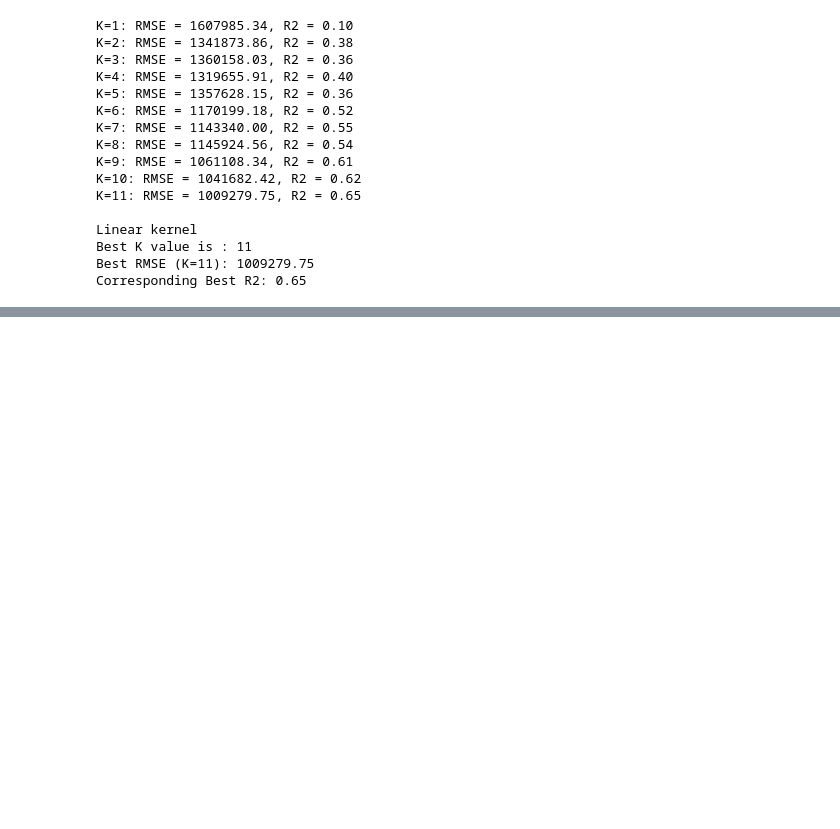
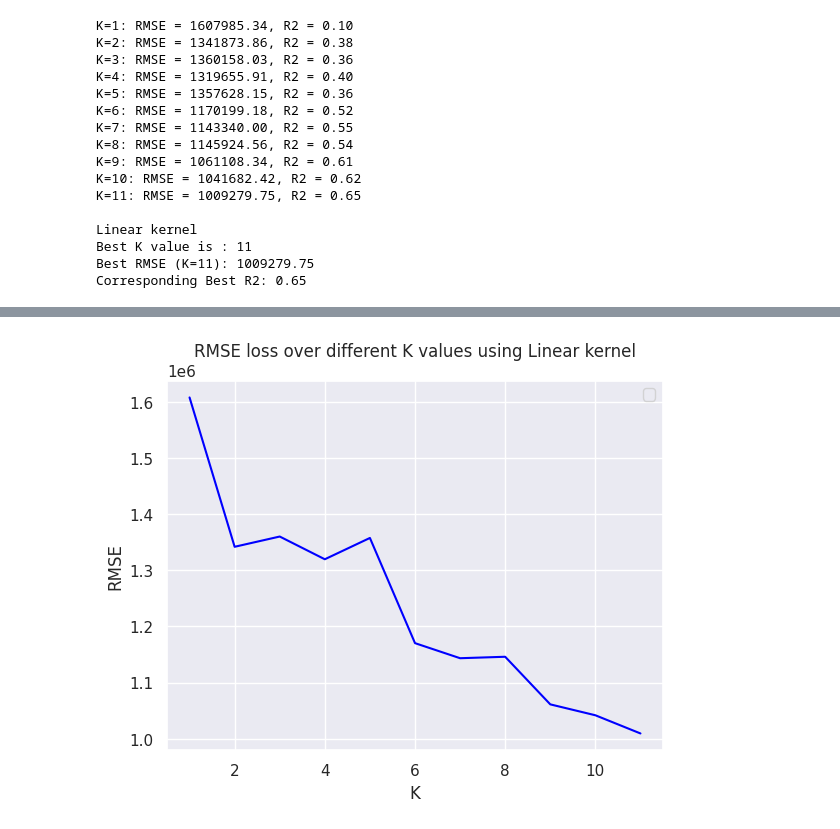
Before and after one commit to poojitharajapuram/ML-HW4, a Jupyter notebook: HW4_INTRO_TO_ML.ipynb, the cells around one changed output, grey strips where cells are left out. Cells and saved outputs as stored; diff of their text form; code cells hidden in the pictures; blank space fills up the shorter version.

```diff
--- a/HW4_INTRO_TO_ML.ipynb
+++ b/HW4_INTRO_TO_ML.ipynb
@@ -405,0 +617,8 @@ Corresponding Best R2: 0.39
+# %%
+plt.plot(range(1,n), rmse_list, color='blue')
+plt.xlabel('K')
+plt.ylabel('RMSE')
+plt.title('RMSE loss over different K values using Linear kernel')
+plt.legend()
+plt.show()
+# %% [output]
@@ -405,0 +626 @@ Corresponding Best R2: 0.39
+[figure, added]
```
Also changed, not shown: parts of 22 cells of this notebook.
